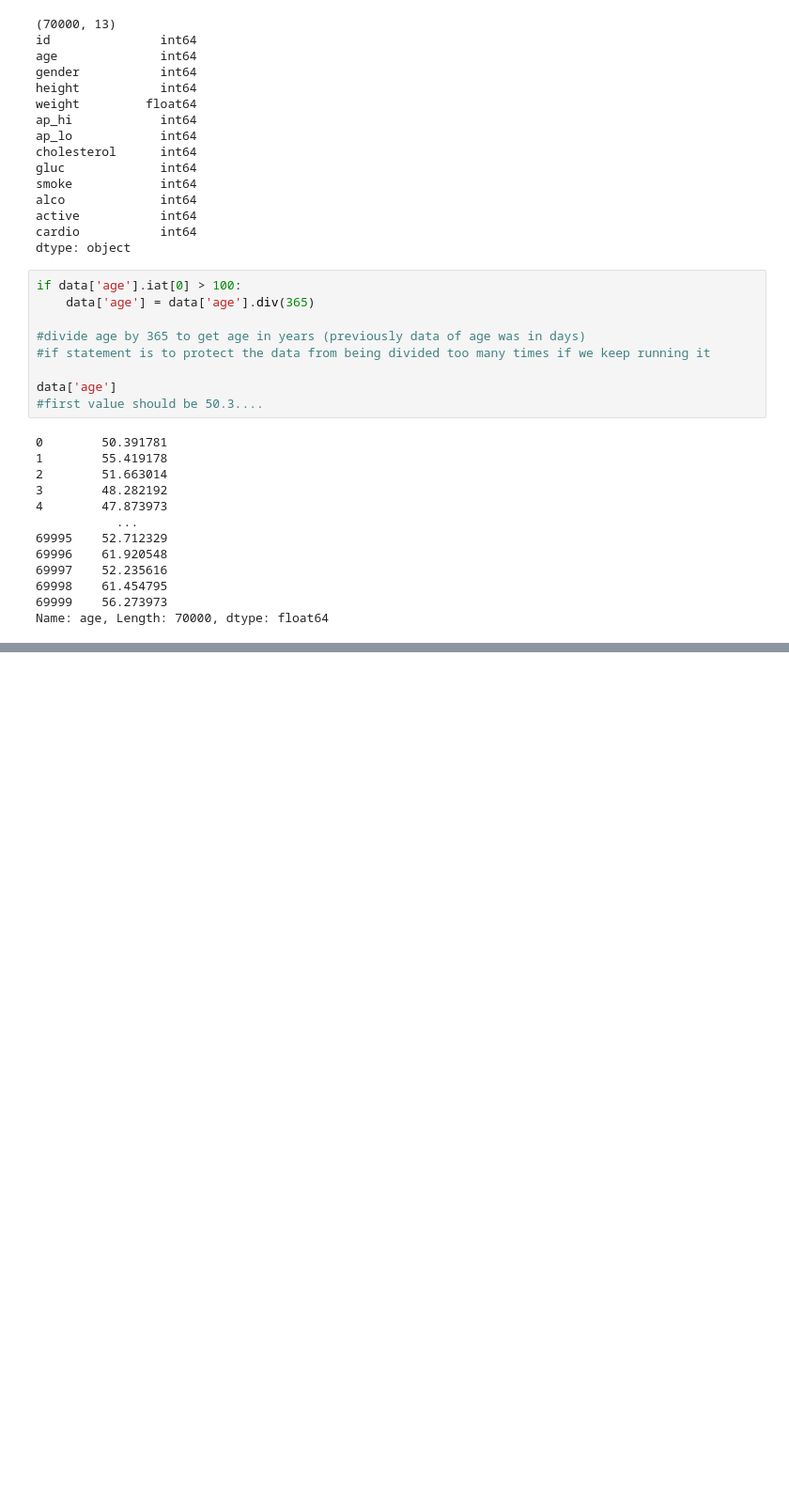
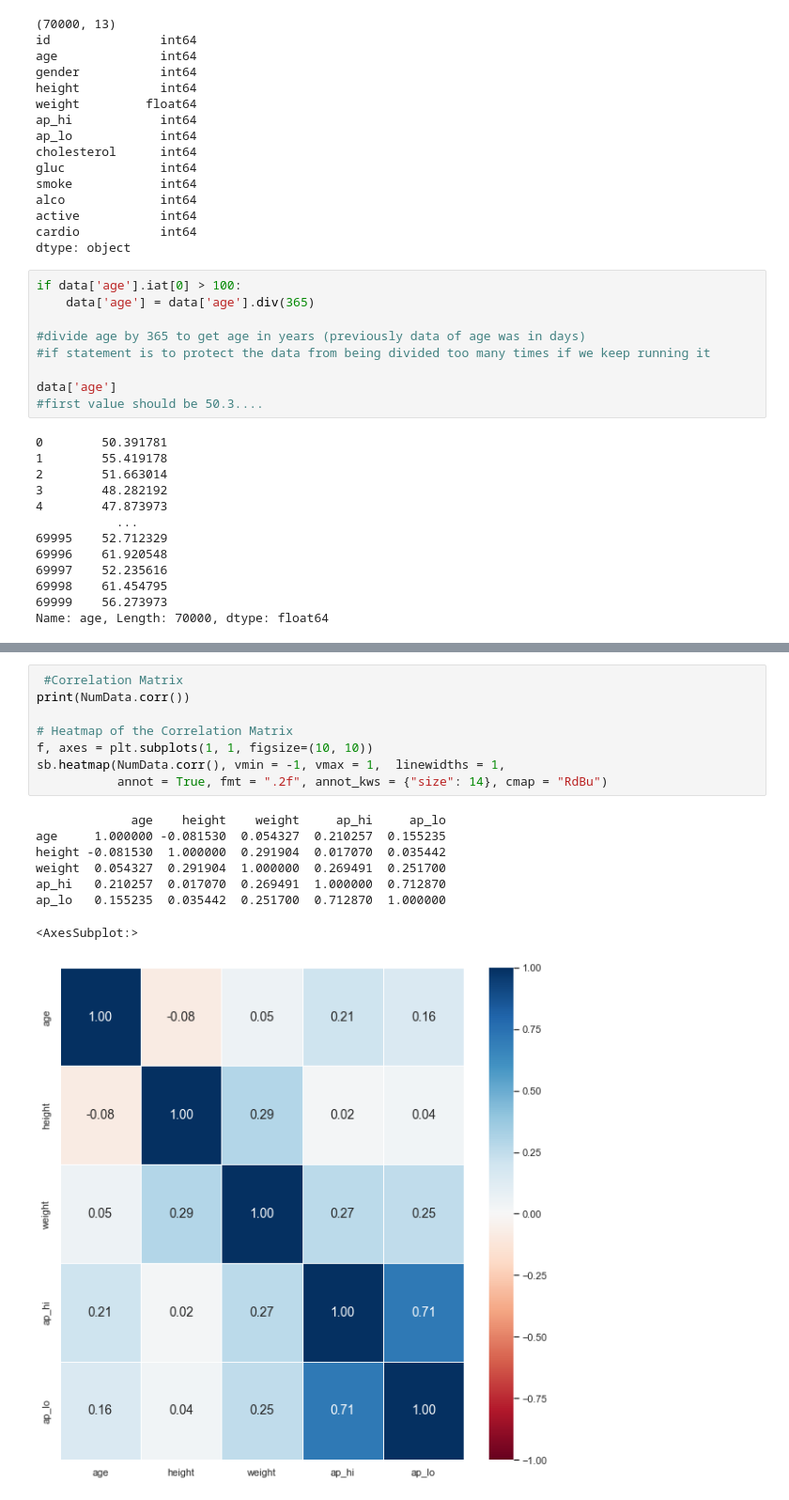
Before and after one commit to Dannyvannnn/IE0005, a Jupyter notebook: IE0005 Mini project.ipynb, the cells around one changed output, grey strips where cells are left out. Shown at 94% size. Cells and saved outputs as stored; diff of their text form; blank space fills up the shorter version.

```diff
--- a/IE0005 Mini project.ipynb
+++ b/IE0005 Mini project.ipynb
@@ -135,0 +166,17 @@ data
+# %%
+ #Correlation Matrix
+print(NumData.corr())
+
+# Heatmap of the Correlation Matrix
+f, axes = plt.subplots(1, 1, figsize=(10, 10))
+sb.heatmap(NumData.corr(), vmin = -1, vmax = 1,  linewidths = 1,
+           annot = True, fmt = ".2f", annot_kws = {"size": 14}, cmap = "RdBu")
+# %% [output]
+             age    height    weight     ap_hi     ap_lo
+age     1.000000 -0.081530  0.054327  0.210257  0.155235
+height -0.081530  1.000000  0.291904  0.017070  0.035442
+weight  0.054327  0.291904  1.000000  0.269491  0.251700
+ap_hi   0.210257  0.017070  0.269491  1.000000  0.712870
+ap_lo   0.155235  0.035442  0.251700  0.712870  1.000000
+<AxesSubplot:>
+[figure, added]
```
Also changed, not shown: parts of 22 cells of this notebook.
